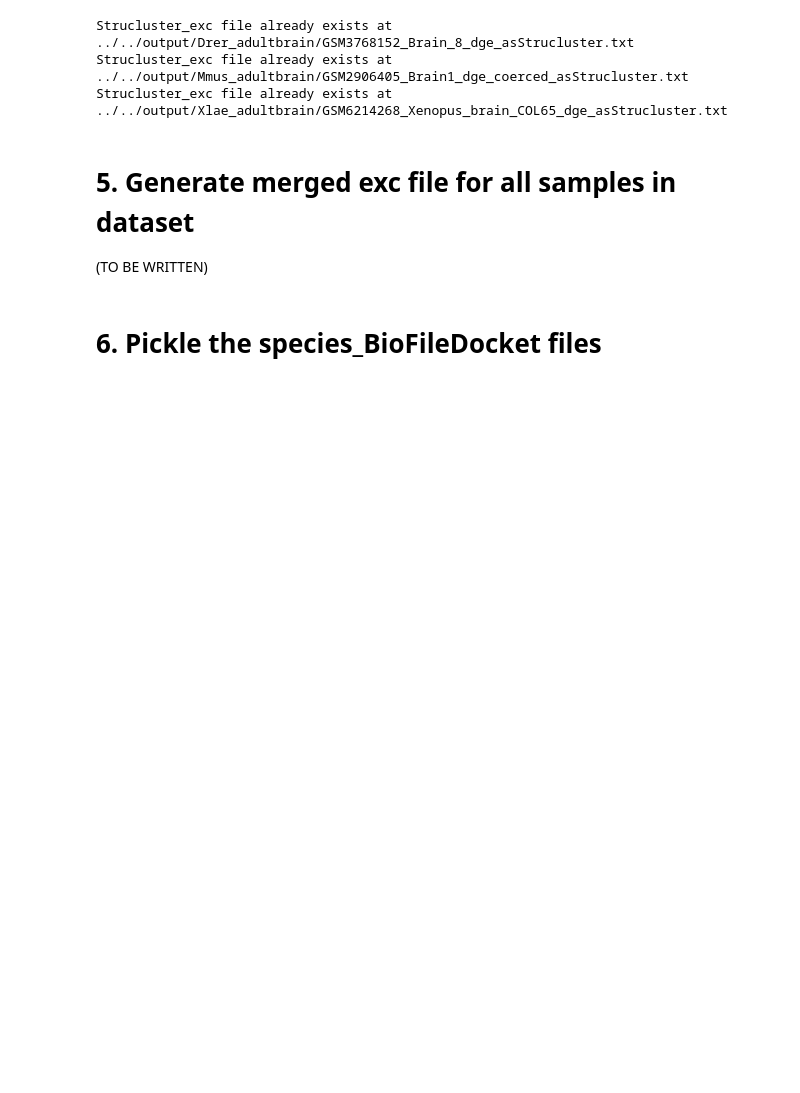
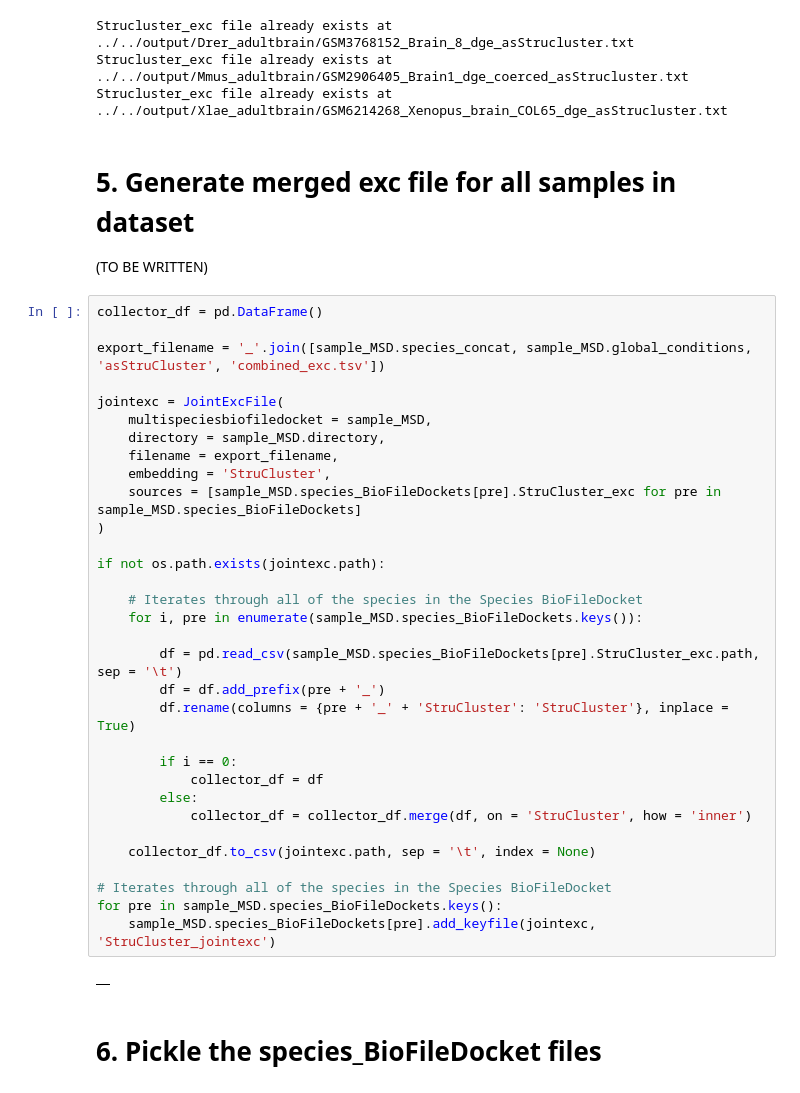
Before and after one commit to Arcadia-Science/glial-origins, a Jupyter notebook: notebooks/DrerMmusXlae_adultbrain_FoldSeek/2_DrerMmusXlae_adultbrain_runFoldSeek.ipynb, the cells around one changed output. Drawn from its saved outputs; the diff is of its cells as text; blank space fills up the shorter version.

```diff
--- a/notebooks/DrerMmusXlae_adultbrain_FoldSeek/2_DrerMmusXlae_adultbrain_runFoldSeek.ipynb
+++ b/notebooks/DrerMmusXlae_adultbrain_FoldSeek/2_DrerMmusXlae_adultbrain_runFoldSeek.ipynb
@@ -321,6 +321,40 @@ Strucluster_exc file already exists at ../../output/Xlae_adultbrain/GSM6214268_X
 # 5. Generate merged exc file for all samples in dataset
 
 (TO BE WRITTEN)
+# %%
+collector_df = pd.DataFrame()
+
+export_filename = '_'.join([sample_MSD.species_concat, sample_MSD.global_conditions, 'asStruCluster', 'combined_exc.tsv'])
+
+jointexc = JointExcFile(
+    multispeciesbiofiledocket = sample_MSD,
+    directory = sample_MSD.directory,
+    filename = export_filename,
+    embedding = 'StruCluster',
+    sources = [sample_MSD.species_BioFileDockets[pre].StruCluster_exc for pre in sample_MSD.species_BioFileDockets]
+)
+
+if not os.path.exists(jointexc.path):
+
+    # Iterates through all of the species in the Species BioFileDocket
+    for i, pre in enumerate(sample_MSD.species_BioFileDockets.keys()):
+
+        df = pd.read_csv(sample_MSD.species_BioFileDockets[pre].StruCluster_exc.path, sep = '\t')
+        df = df.add_prefix(pre + '_')
+        df.rename(columns = {pre + '_' + 'StruCluster': 'StruCluster'}, inplace = True)
+
+        if i == 0:
+            collector_df = df
+        else:
+            collector_df = collector_df.merge(df, on = 'StruCluster', how = 'inner')
+
+    collector_df.to_csv(jointexc.path, sep = '\t', index = None)
+
+# Iterates through all of the species in the Species BioFileDocket
+for pre in sample_MSD.species_BioFileDockets.keys():
+    sample_MSD.species_BioFileDockets[pre].add_keyfile(jointexc, 'StruCluster_jointexc')
+# %% [output]
+|  |
 # %% [markdown]
 # 6. Pickle the species_BioFileDocket files
 # %%
```
Also changed, not shown: parts of 3 cells of this notebook.
